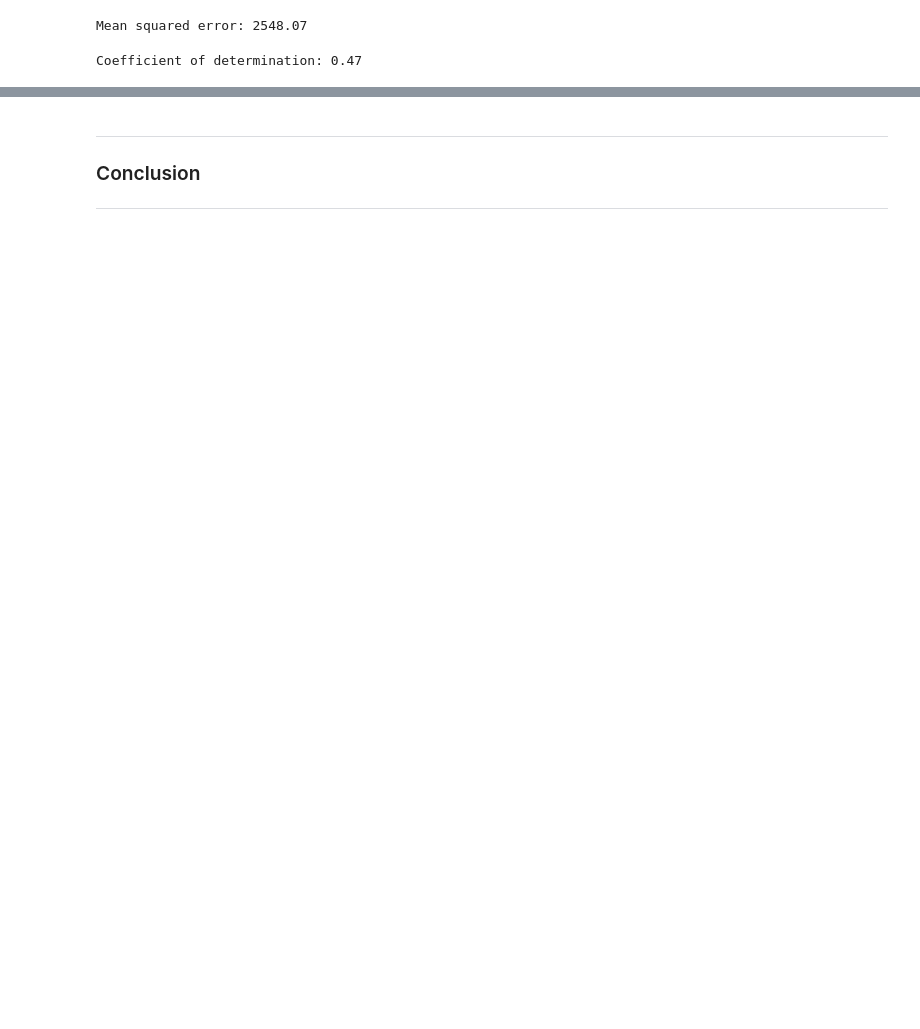
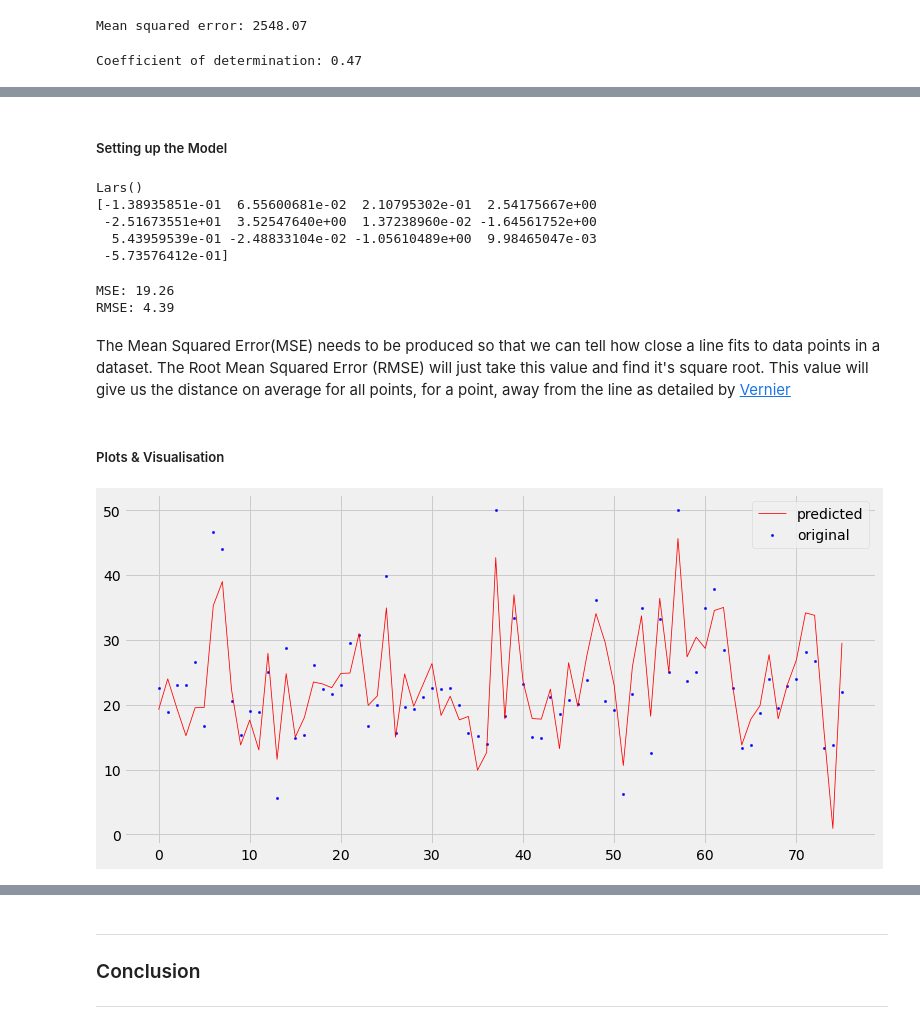
Before and after one commit to jonkavana/Machine-Learning-CA, a Jupyter notebook: scikit-Learn.ipynb, the cells around one changed output, grey strips where cells are left out. Cells and saved outputs as stored; diff of their text form; code cells hidden in the pictures; blank space fills up the shorter version.

```diff
--- a/scikit-Learn.ipynb
+++ b/scikit-Learn.ipynb
@@ -190,0 +215,45 @@ plt.show();
+# %% [markdown]
+##### Setting up the Model
+# %%
+boston = load_boston()
+# %%
+# Establish the x & y values of the array
+# Establish the variables for the train & test components
+x, y = boston.data, boston.target
+xtrain, xtest, ytrain, ytest=train_test_split(x, y, test_size=0.15)
+# %%
+# Define the model with a class and fit the trained data
+lars = linear_model.Lars().fit(xtrain, ytrain)
+print(lars)
+print(lars.coef_)
+# %% [output]
+Lars()
+[-1.38935851e-01  6.55600681e-02  2.10795302e-01  2.54175667e+00
+ -2.51673551e+01  3.52547640e+00  1.37238960e-02 -1.64561752e+00
+  5.43959539e-01 -2.48833104e-02 -1.05610489e+00  9.98465047e-03
+ -5.73576412e-01]
+# %%
+# Predict the outcomes now that the variables are in place
+# produce the Mean Squared error and root mean squared error
+ypred = lars.predict(xtest)
+mse = mean_squared_error(ytest, ypred)
+print("MSE: %.2f" % mse)
+print("RMSE: %.2f" % sqrt(mse))
+# %% [output]
+MSE: 19.26
+RMSE: 4.39
+# %% [markdown]
+ The Mean Squared Error(MSE) needs to be produced so that we can tell how close a line fits to data points in a dataset. The Root Mean Squared Error (RMSE) will just take this value and find it's square root. This value will give us the distance on average for all points, for a point, away from the line as detailed by [Vernier](https://www.vernier.com/til/1014)
+# %% [markdown]
+##### Plots & Visualisation
+# %%
+# Create a plot of what we have prodced so far of orginal versus predicted data
+x_ax = range(len(ytest))
+plt.style.use("fivethirtyeight")
+plt.scatter(x_ax, ytest, s=5, color="blue", label="original")
+plt.plot(x_ax, ypred, lw=0.8, color="red", label="predicted")
+plt.legend()
+plt.rcParams['figure.figsize'] = [15, 6]
+plt.show();
+# %% [output]
+[figure, added]
```
Also changed, not shown: parts of 51 cells of this notebook, 1 other file.
